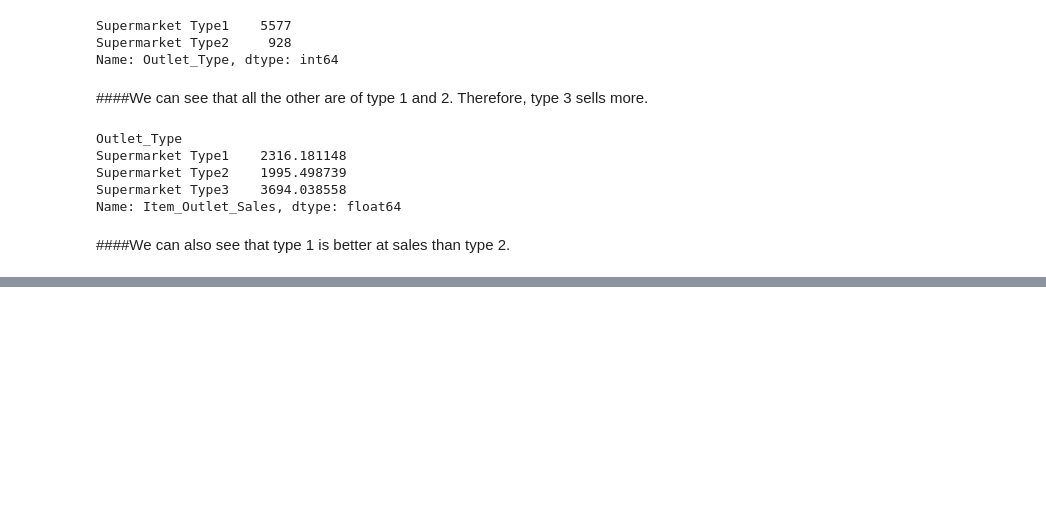
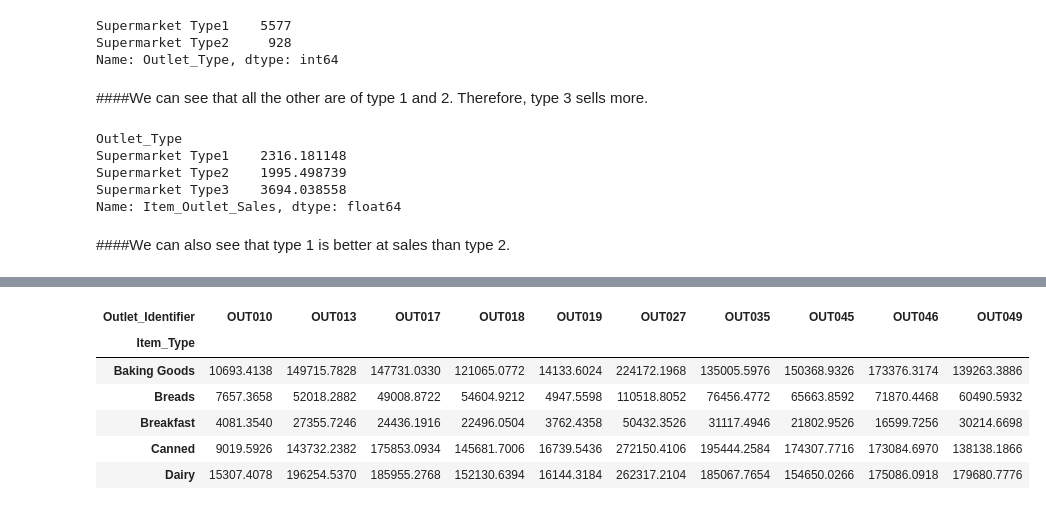
Before and after one commit to AhmedHashish123/Markets, a Jupyter notebook: Markets.ipynb, the cells around one changed output, grey strips where cells are left out. Drawn from its saved outputs; the diff is of its cells as text; code cells hidden in the pictures; blank space fills up the shorter version.

```diff
--- a/Markets.ipynb
+++ b/Markets.ipynb
@@ -160,0 +217,12 @@ Name: Item_Outlet_Sales, dtype: float64
+# %%
+hold_2 = df.groupby(["Outlet_Identifier","Item_Type"])["Item_Outlet_Sales"].sum().unstack().T.copy()
+# %%
+hold_2.head()
+# %% [output]
+| Outlet_Identifier | OUT010 | OUT013 | OUT017 | OUT018 | OUT019 | OUT027 | OUT035 | OUT045 | OUT046 | OUT049 |
+| Item_Type |  |  |  |  |  |  |  |  |  |  |
+| Baking Goods | 10693.4138 | 149715.7828 | 147731.0330 | 121065.0772 | 14133.6024 | 224172.1968 | 135005.5976 | 150368.9326 | 173376.3174 | 139263.3886 |
+| Breads | 7657.3658 | 52018.2882 | 49008.8722 | 54604.9212 | 4947.5598 | 110518.8052 | 76456.4772 | 65663.8592 | 71870.4468 | 60490.5932 |
+| Breakfast | 4081.3540 | 27355.7246 | 24436.1916 | 22496.0504 | 3762.4358 | 50432.3526 | 31117.4946 | 21802.9526 | 16599.7256 | 30214.6698 |
+| Canned | 9019.5926 | 143732.2382 | 175853.0934 | 145681.7006 | 16739.5436 | 272150.4106 | 195444.2584 | 174307.7716 | 173084.6970 | 138138.1866 |
+| Dairy | 15307.4078 | 196254.5370 | 185955.2768 | 152130.6394 | 16144.3184 | 262317.2104 | 185067.7654 | 154650.0266 | 175086.0918 | 179680.7776 |
```
Also changed, not shown: parts of 16 cells of this notebook.
